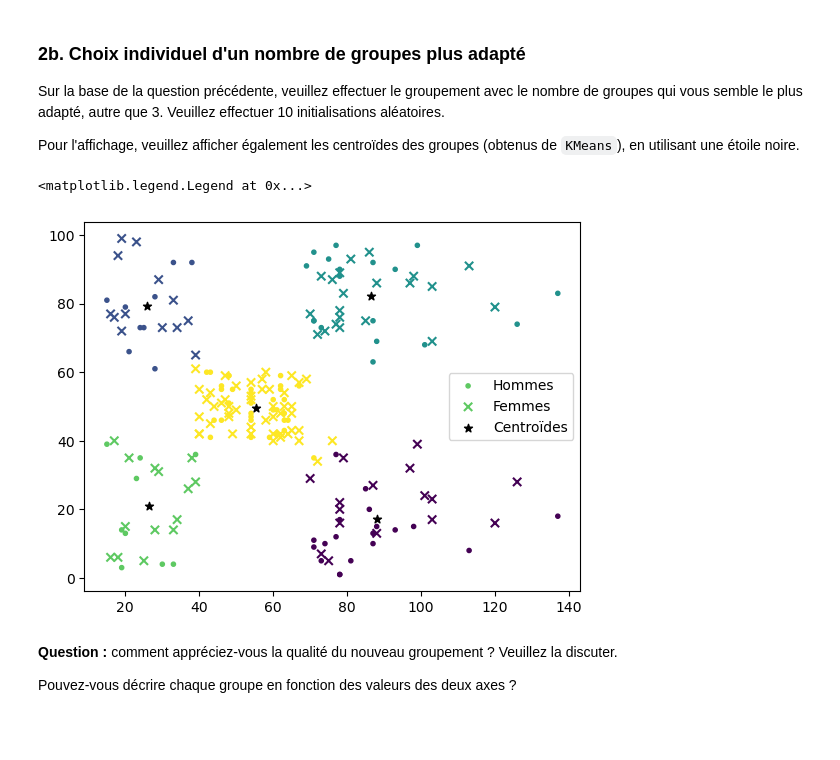
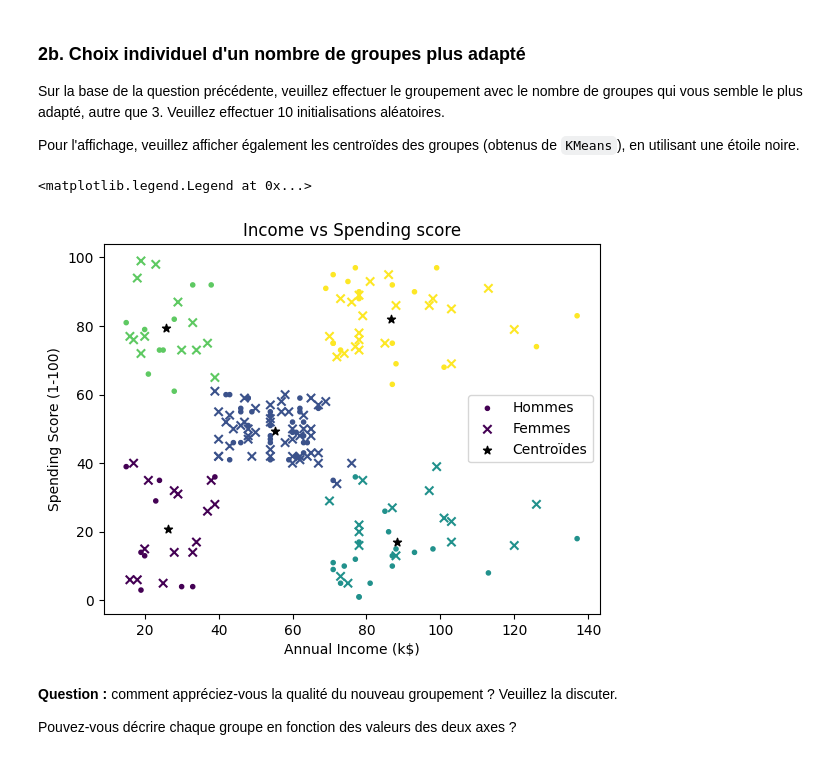
Before and after one commit to HUART1848/APN_L1, a Jupyter notebook: Labo1_Groupement_simple_student.ipynb, the cells around one changed output. Drawn from its saved outputs; the diff is of its cells as text; code cells hidden in the pictures; blank space fills up the shorter version.

```diff
--- a/Labo1_Groupement_simple_student.ipynb
+++ b/Labo1_Groupement_simple_student.ipynb
@@ -120,8 +121,8 @@ Les revenus minimums sont respectivement \\$15'0000 et \\$16'000, les revenus ma
 
 Pour commencer, veuillez utiliser la méthode [sklearn.cluster.KMeans](https://scikit-learn.org/stable/modules/generated/sklearn.cluster.KMeans.html) avec initialisation aléatoire, un seul essai, et en fixant le nombre de groupes à trois (3).  De plus, veuillez utiliser seulement les colonnes 'Annual Income (k$)' et 'Spending Score (1-100)' des données.
 # %%
-kmeans = KMeans(n_clusters=3, init="random", n_init=1).fit(clients_df[["Annual Income (k$)", "Spending Score (1-100)"]])
-groups = kmeans.predict(clients_df[["Annual Income (k$)", "Spending Score (1-100)"]])
+kmeans = KMeans(n_clusters=3, init="random", n_init=1).fit(clients_df[[INCOME, SPENDING]])
+groups = kmeans.predict(clients_df[[INCOME, SPENDING]])
 
 clients_df["Group"] = groups
 # %% [markdown]
@@ -156,15 +161,18 @@ centroids = kmeans.cluster_centers_
 # %%
 men = clients_df[clients_df["Gender"] == "Male"]
 women = clients_df[clients_df["Gender"] == "Female"]
 
 plt.scatter(men[INCOME], men[SPENDING], c=men["Group"], marker=".", label="Hommes")
 plt.scatter(women[INCOME], women[SPENDING], c=women["Group"], marker="x", label="Femmes")
-plt.scatter(x=centroids[:, 0], y=centroids[:, 1], c="black", marker="*")
+plt.scatter(x=centroids[:, 0], y=centroids[:, 1], c="black", marker="*", label="Centroïdes")
 
-plt.legend(["Hommes", "Femmes", "Centroïdes"])
+plt.title("Income vs Spending score")
+plt.xlabel(INCOME)
+plt.ylabel(SPENDING)
+plt.legend()
 # %% [output]
 <matplotlib.legend.Legend at 0x...>
-[figure, old version]
+[figure, new version]
 # %% [markdown]
 **Question :** comment appréciez-vous la qualité du nouveau groupement ?  Veuillez la discuter.
 
```
Also changed, not shown: parts of 25 cells of this notebook.
